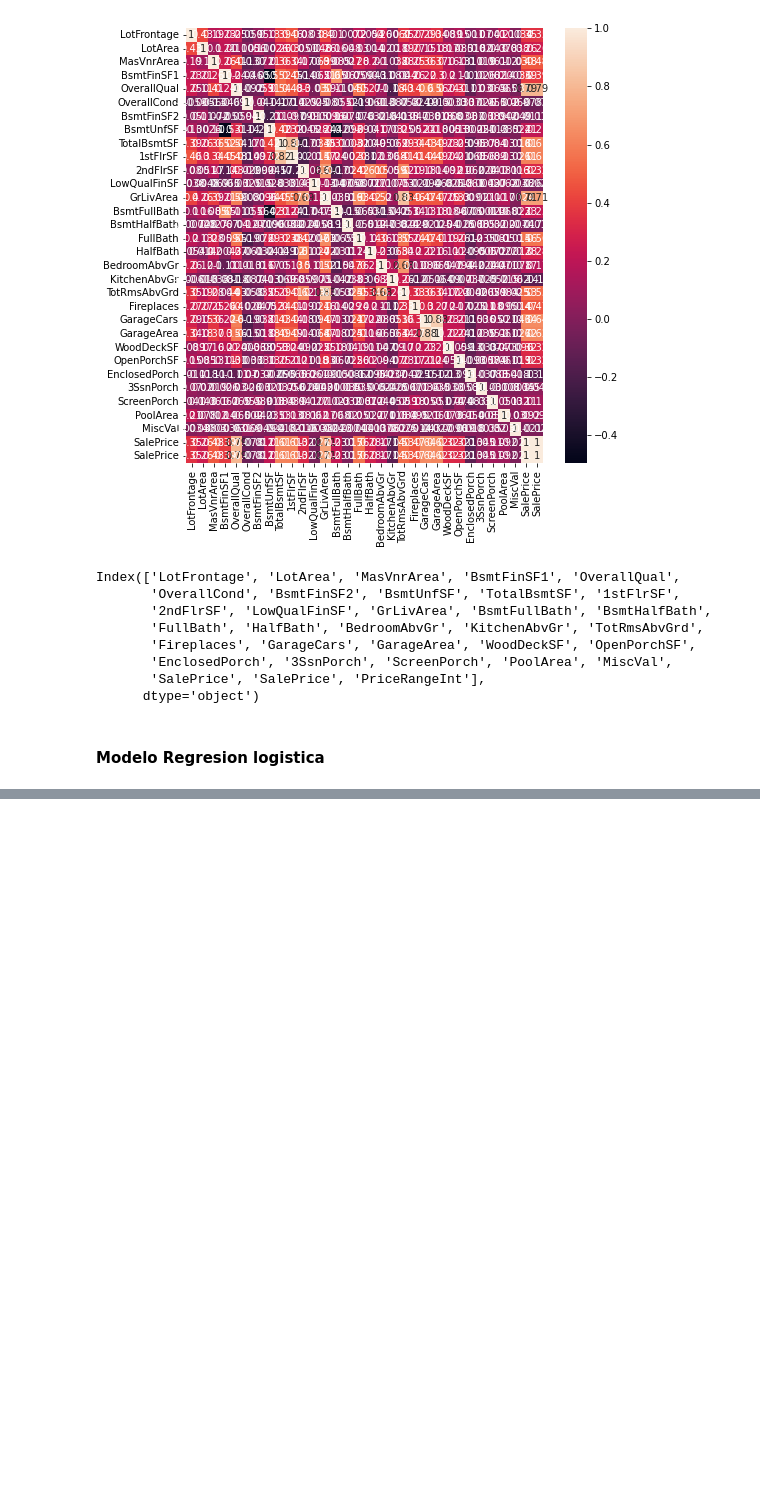
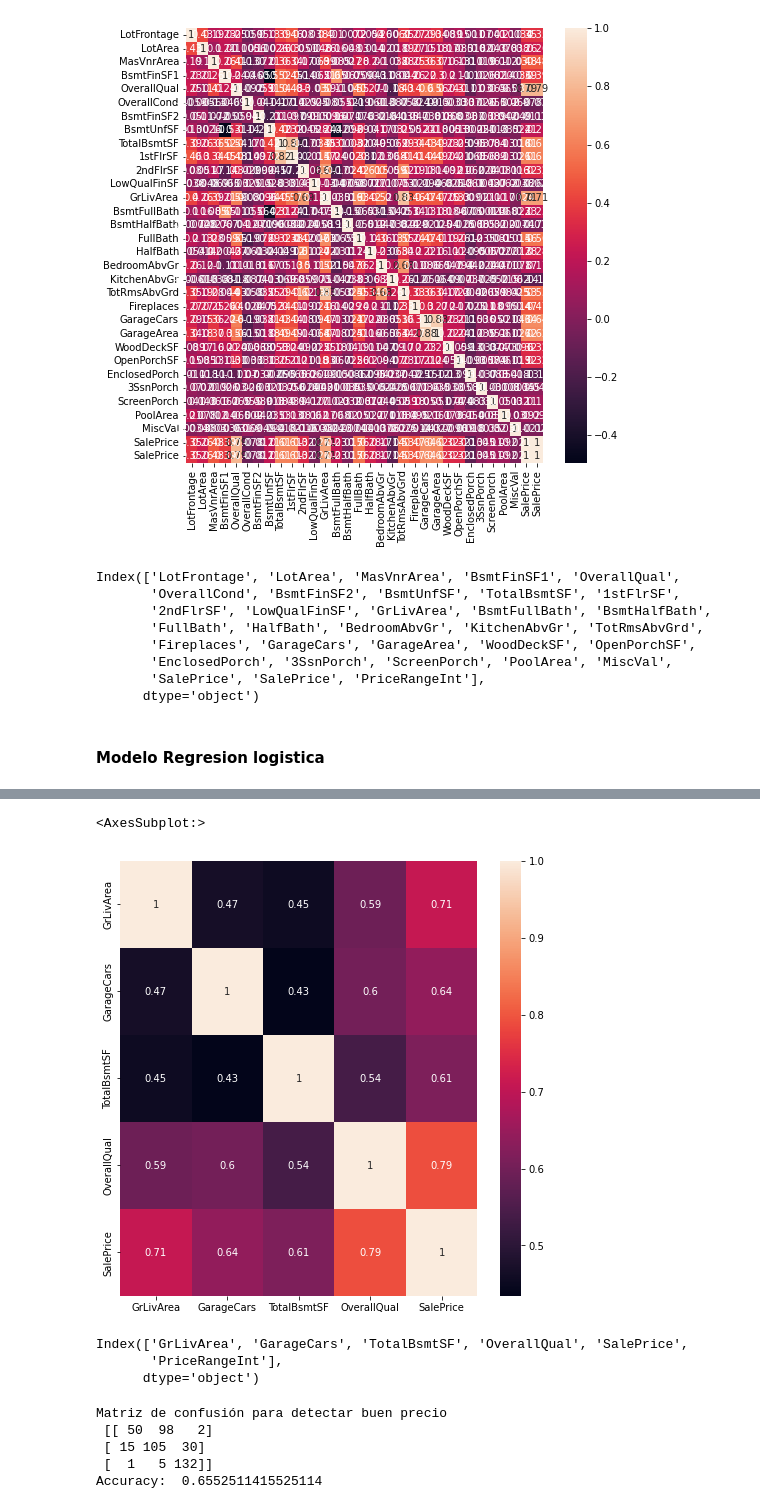
Before and after one commit to Andrei-Portales/hdt6-regresion_logistica, a Jupyter notebook: main.ipynb, the cells around one changed output, grey strips where cells are left out. Drawn from its saved outputs; the diff is of its cells as text; code cells hidden in the pictures; blank space fills up the shorter version.

```diff
--- a/main.ipynb
+++ b/main.ipynb
@@ -155,0 +158,4 @@ Accuracy:  0.6768802228412256
+# %%
+predictors_2 = ['GrLivArea', 'GarageCars', 'TotalBsmtSF', 'OverallQual'] #['GrLivArea', 'GarageCars', 'TotalBsmtSF', 'OverallQual']
+# data[predictors_1]
+data[predictors_2]
@@ -155,0 +176,16 @@ Accuracy:  0.6768802228412256
+# %%
+plt.subplots(figsize = (8,8))
+sns.heatmap(data[predictors_2 + ['SalePrice']].corr(), xticklabels=data[predictors_2 + ['SalePrice']].corr().columns, yticklabels=data[predictors_2 + ['SalePrice']].corr().columns, annot=True)
+# %% [output]
+<AxesSubplot:>
+[figure, added]
+# %%
+# Data con variables
+data_vars2 = data[predictors_2 + ['SalePrice'] + ['PriceRangeInt']]
+
+data_vars2 = data_vars2.dropna()
+data_vars2.columns
+# %% [output]
+Index(['GrLivArea', 'GarageCars', 'TotalBsmtSF', 'OverallQual', 'SalePrice',
+       'PriceRangeInt'],
+      dtype='object')
@@ -155,0 +204,13 @@ Accuracy:  0.6768802228412256
+# %%
+accuracy=accuracy_score(y_test,y_pred)
+precision =precision_score(y_test, y_pred,average='micro')
+recall =  recall_score(y_test, y_pred,average='micro')
+f1 = f1_score(y_test,y_pred,average='micro')
+print('Matriz de confusión para detectar buen precio\n',cm)
+print('Accuracy: ',accuracy)
+# %% [output]
+Matriz de confusión para detectar buen precio
+ [[ 50  98   2]
+ [ 15 105  30]
+ [  1   5 132]]
+Accuracy:  0.6552511415525114
```
Also changed, not shown: parts of 15 cells of this notebook.
